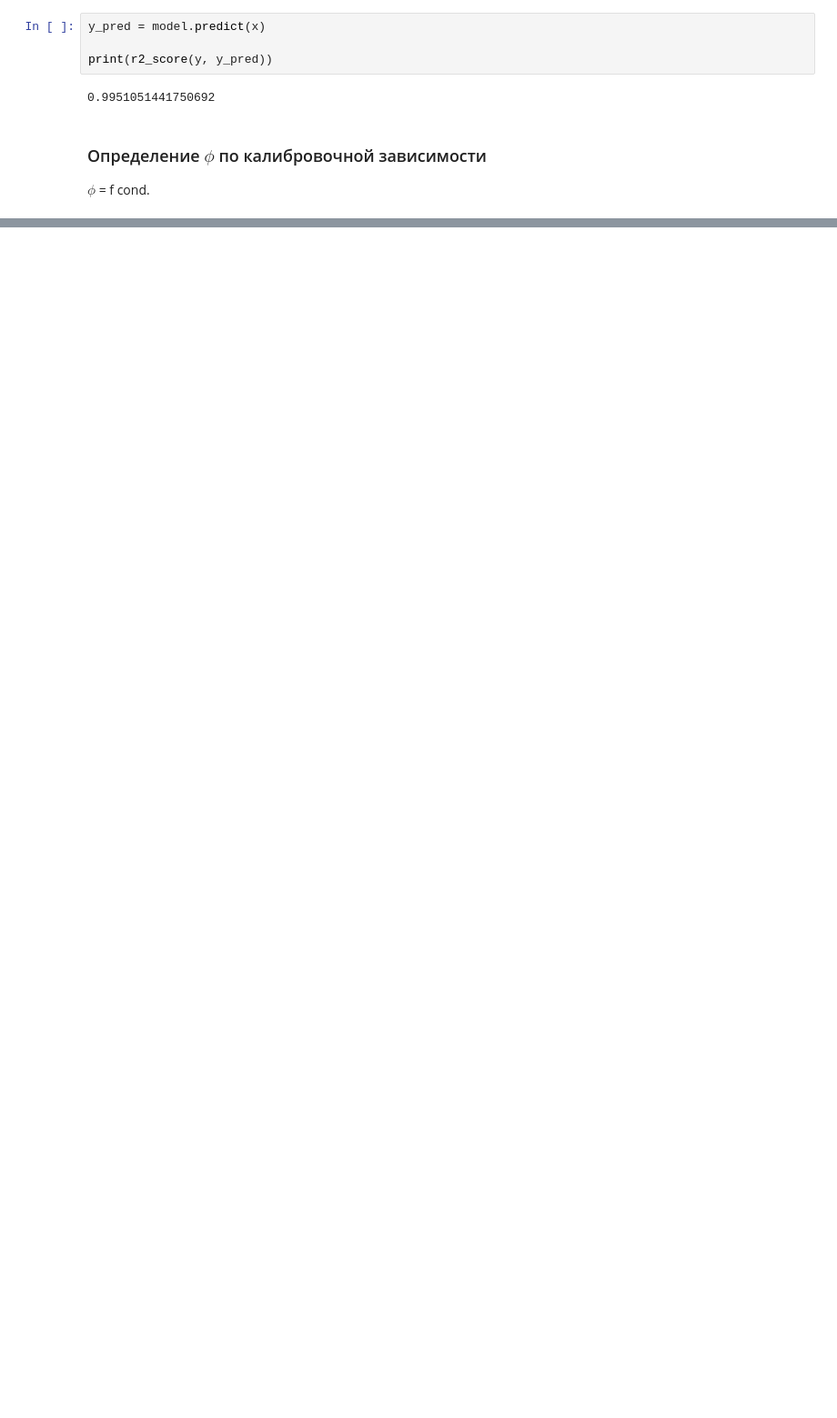
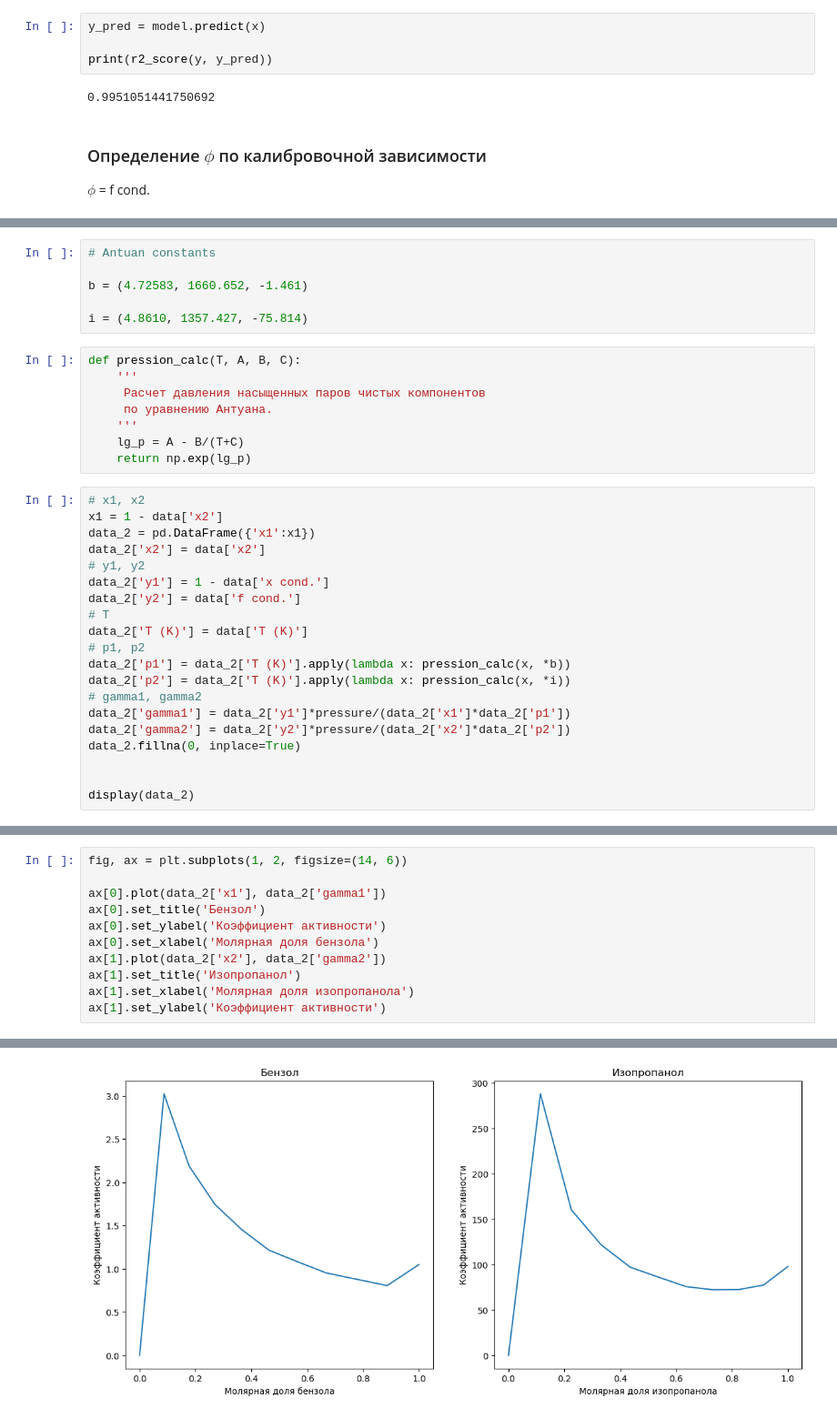
Before and after one commit to ifidontrelapse/MSUPractice, a Jupyter notebook: PhysChemPrac/пар-жидкость/vapour-liquid.ipynb, the cells around one changed output, grey strips where cells are left out. Shown at 91% size. Cells and saved outputs as stored; diff of their text form; blank space fills up the shorter version.

```diff
--- a/PhysChemPrac/пар-жидкость/vapour-liquid.ipynb
+++ b/PhysChemPrac/пар-жидкость/vapour-liquid.ipynb
@@ -160,0 +198,34 @@ plt.axvline(0.36, ymin=0, ymax=0.1, linestyle='--', color='green')
+# %%
+# Antuan constants
+
+b = (4.72583, 1660.652, -1.461)
+
+i = (4.8610, 1357.427, -75.814)
+# %%
+def pression_calc(T, A, B, C):
+    '''
+     Расчет давления насыщенных паров чистых компонентов
+     по уравнению Антуана.
+    '''
+    lg_p = A - B/(T+C)
+    return np.exp(lg_p)
+# %%
+# x1, x2
+x1 = 1 - data['x2']
+data_2 = pd.DataFrame({'x1':x1})
+data_2['x2'] = data['x2']
+# y1, y2
+data_2['y1'] = 1 - data['x cond.']
+data_2['y2'] = data['f cond.']
+# T
+data_2['T (K)'] = data['T (K)']
+# p1, p2
+data_2['p1'] = data_2['T (K)'].apply(lambda x: pression_calc(x, *b))
+data_2['p2'] = data_2['T (K)'].apply(lambda x: pression_calc(x, *i))
+# gamma1, gamma2
+data_2['gamma1'] = data_2['y1']*pressure/(data_2['x1']*data_2['p1'])
+data_2['gamma2'] = data_2['y2']*pressure/(data_2['x2']*data_2['p2'])
+data_2.fillna(0, inplace=True)
+
+
+display(data_2)
@@ -160,0 +246,12 @@ plt.axvline(0.36, ymin=0, ymax=0.1, linestyle='--', color='green')
+# %%
+fig, ax = plt.subplots(1, 2, figsize=(14, 6))
+
+ax[0].plot(data_2['x1'], data_2['gamma1'])
+ax[0].set_title('Бензол')
+ax[0].set_ylabel('Коэффициент активности')
+ax[0].set_xlabel('Молярная доля бензола')
+ax[1].plot(data_2['x2'], data_2['gamma2'])
+ax[1].set_title('Изопропанол')
+ax[1].set_xlabel('Молярная доля изопропанола')
+ax[1].set_ylabel('Коэффициент активности')
+# %% [output]
@@ -160,0 +259 @@ plt.axvline(0.36, ymin=0, ymax=0.1, linestyle='--', color='green')
+[figure, added]
```
Also changed, not shown: parts of 10 cells of this notebook.
